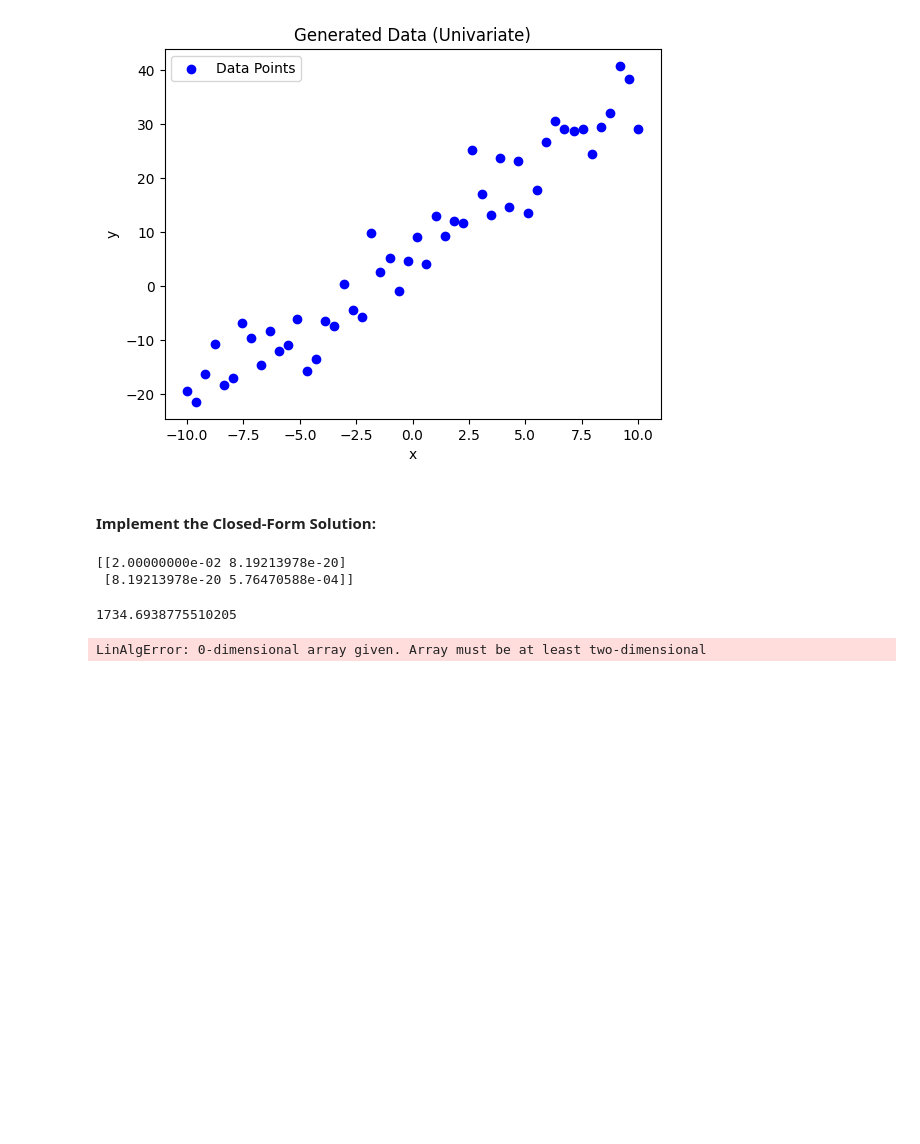
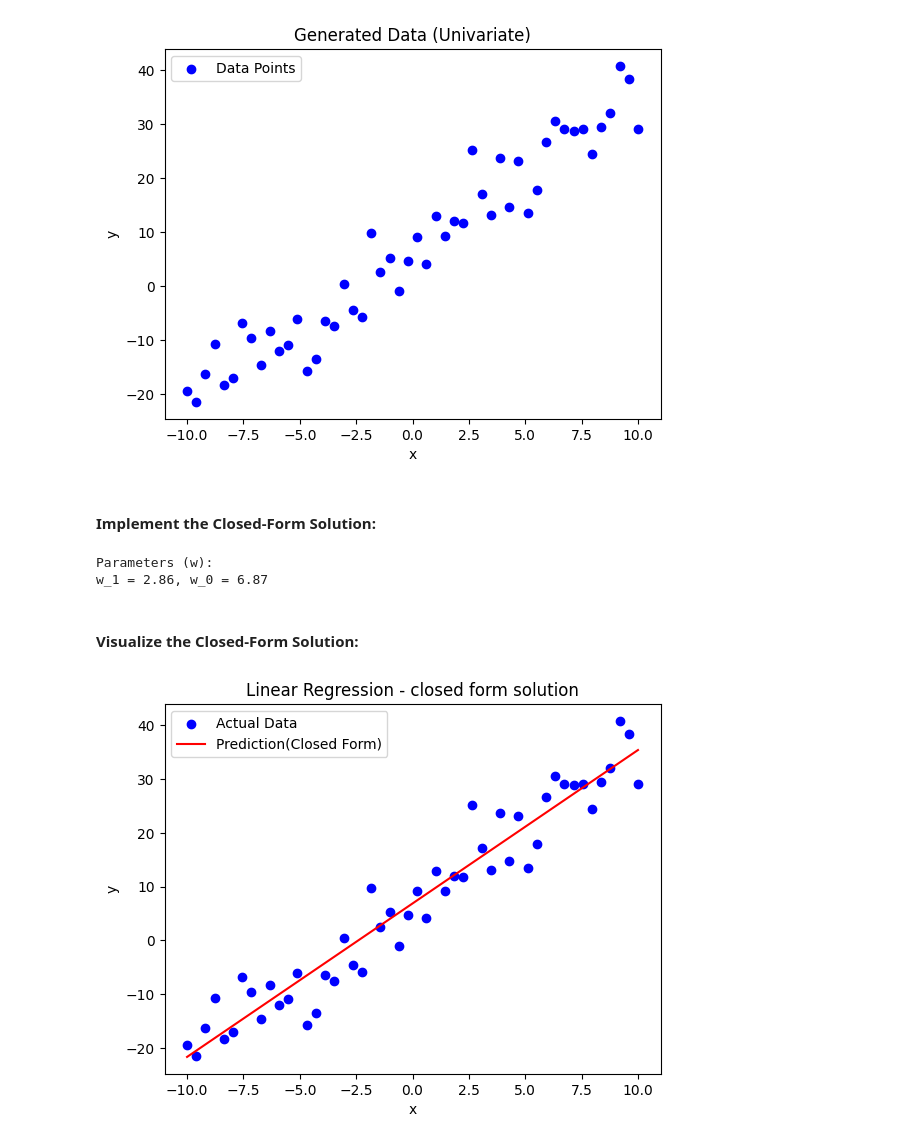
Before and after one commit to Ramtin-BeheshtAeen/intro-to-ml-code, a Jupyter notebook: introduction_to_machine_learning/session-2-linear-regression-gradient-descent2.ipynb, the cells around one changed output. Drawn from its saved outputs; the diff is of its cells as text; code cells hidden in the pictures; blank space fills up the shorter version.

Commit message:
finished Illustrate Linear Regression for D-space vector:

```diff
--- a/introduction_to_machine_learning/session-2-linear-regression-gradient-descent2.ipynb
+++ b/introduction_to_machine_learning/session-2-linear-regression-gradient-descent2.ipynb
@@ -155,27 +155,37 @@ X_b = np.c_[np.ones( (len(X), 1) ), X]
-# %%
-print(inv((np.dot(X_b.transpose(), X_b))))
-# %% [output]
-[[2.00000000e-02 8.19213978e-20]
- [8.19213978e-20 5.76470588e-04]]
-# %%
-print(np.dot(X.transpose(), X))
-# %% [output]
-1734.6938775510205
-# %%
-def hypothesis_vector(x, W):
-    return w[0] + w[1] * x
-
-def linear_regression_closed_form():
-    #(x^T x)^-1 * y^T * X
-    w = np.dot(inv(np.dot(X.transpose(), X)), np.dot(inv(y), X ) )
-    return w
-
-# # Get parameter vector w
-w = linear_regression_closed_form()
-print(w)
-# y_pred
-# %% [output]
-LinAlgError: 0-dimensional array given. Array must be at least two-dimensional
+# %%
+def linear_regression_closed_form(X,y):
+    # Adding bias term (x_0 = 1) to input vector X [Appendix 3]
+    X_b = np.c_[np.ones((len(X), 1)), X]  # X_b is now the full input vector with bias term [Appendix 4]
+
+    #(x^T x)^-1 * y^T * X
+    w = np.dot(inv(np.dot(X_b.transpose(), X_b)), np.dot(y.T, X_b ) )
+    return w
+
+def hypothesis_vector(x, w):
+    return w[0] + w[1] * x
+
+# # Get parameter vector w
+w = linear_regression_closed_form(X, y)
+
+print(f"Parameters (w): ")
+print(f"w_1 = {w[1]:.2f}, w_0 = {w[0]:.2f}")
+# %% [output]
+Parameters (w):
+w_1 = 2.86, w_0 = 6.87
+# %% [markdown]
+#### Visualize the Closed-Form Solution:
+# %%
+y_prediction = hypothesis_vector(x=X, w=w)
+X, y = generate_data(n=50, noise=5)
+plt.scatter(X, y, color="blue", label="Actual Data")
+plt.plot(X, y_prediction, color="red", label="Prediction(Closed Form)")
+plt.title("Linear Regression - closed form solution")
+plt.xlabel("x")
+plt.ylabel("y")
+plt.legend()
+plt.show()
+# %% [output]
+[figure, added]
 # %%
 """Appendix 1"""
 #works:
```
Also changed, not shown: parts of 10 cells of this notebook.
